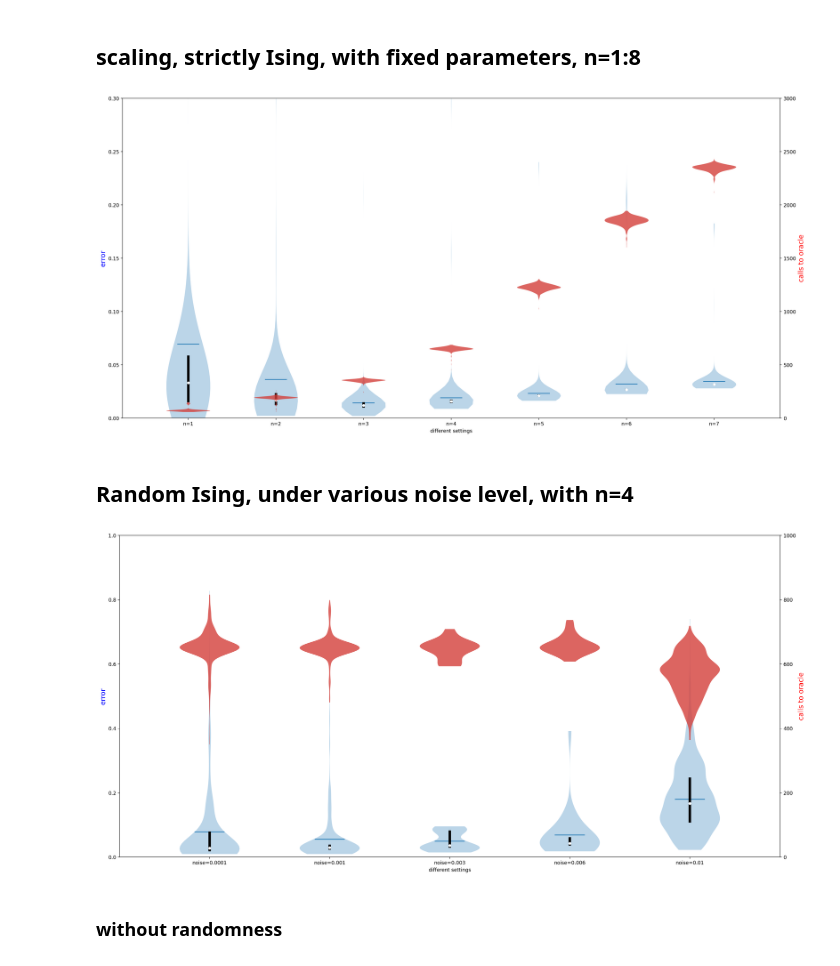
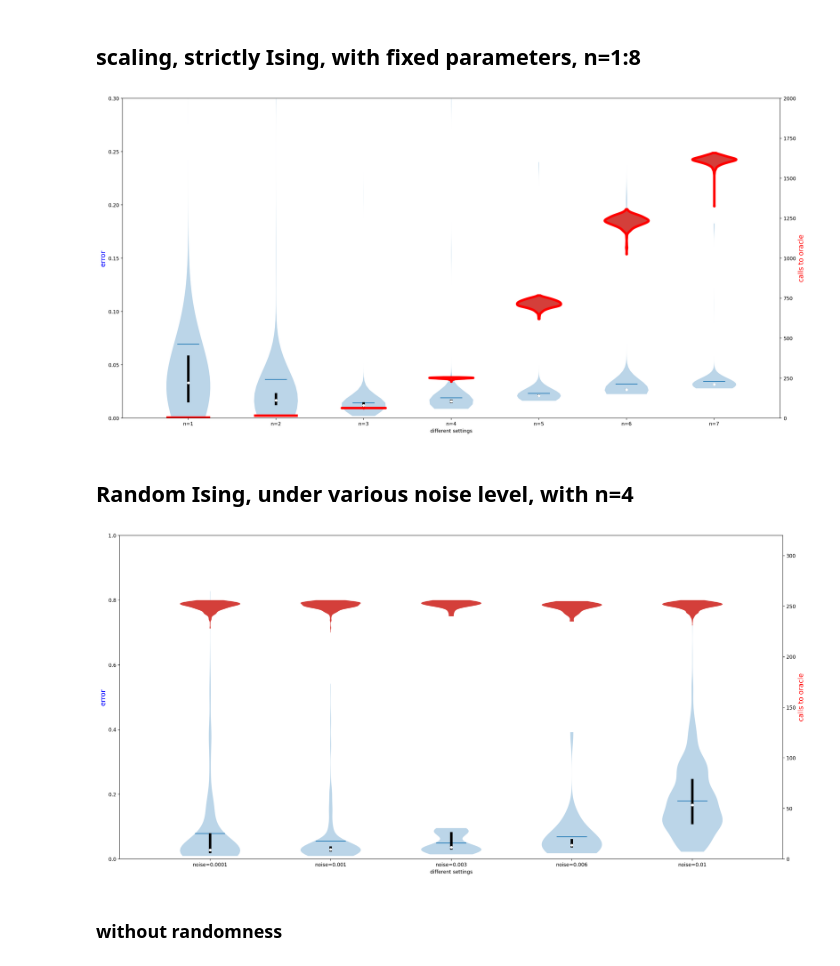
Before and after one commit to zyHan2077/HamiltonianLearning, a Jupyter notebook: plot/dataPresentation.ipynb, the cells around one changed output. Drawn from its saved outputs; the diff is of its cells as text; code cells hidden in the pictures.

Commit message:
update all  figures add edge to violinplot when necessary

```diff
--- a/plot/dataPresentation.ipynb
+++ b/plot/dataPresentation.ipynb
@@ -24,7 +24,7 @@ def getAllError_calls(filename):
     originalHam = data[0]
 #     print(originalHam)
     calls = [data[i][1] + data[i][2] for i in range(1, len(data))]
-    errors = [ paramDis_pnorm(originalHam, data[i][0], 1) for i in range(1, len(data))]
+    errors = [ paramDis_pnorm(originalHam, data[i][0], 1) for i in range(1, alen(data))]
     return errors, calls
 
 def getAllError_calls_multiH(filename):
@@ -36,7 +36,8 @@ def getAllError_calls_multiH(filename):
         if type(case) == dict:
             originalHam = case
         else :
-            calls.append(case[1] + case[2])
+            # calls.append(case[1] + case[2])
+            calls.append(case[1])
             errors.append(paramDis_pnorm(originalHam, case[0], 1))
     return errors, calls
 # %%
@@ -93,7 +94,14 @@ ax2.set_ylabel("calls to oracle", color="red",fontsize=14)
 # ax2.vlines(inds, quartile1, quartile3, color='k', linestyle='-', lw=5)
 parts = ax2.violinplot(calls, showmeans=False, showmedians=False,
         showextrema=False)
-ax2.set_ylim([0, 8000])
+
+for pc in parts['bodies']:
+    pc.set_edgecolor('red')
+    pc.set_facecolor('#D43F3A')
+    pc.set_alpha(1)
+    pc.set_linewidth(5)
+
+ax2.set_ylim([0, 6000])
 ax1.set_ylim([0, 1.0])
 for pc in parts['bodies']:
     pc.set_facecolor('#D43F3A')
@@ -141,16 +149,20 @@ ax2.set_ylabel("calls to oracle", color="red",fontsize=14)
 # ax2.vlines(inds, quartile1, quartile3, color='k', linestyle='-', lw=5)
 parts = ax2.violinplot(calls, showmeans=False, showmedians=False,
         showextrema=False)
-ax2.set_ylim([0, 3000])
+ax2.set_ylim([0, 2000])
 ax1.set_ylim([0, 0.3])
+
 for pc in parts['bodies']:
+    pc.set_edgecolor('red')
     pc.set_facecolor('#D43F3A')
-#     pc.set_edgecolor('black')
-    pc.set_alpha(0.8)
+    pc.set_alpha(1)
+    pc.set_linewidth(5)
+
+
 plt.savefig("strictIsing_n=1-8_violin.svg", format="svg")
 plt.show()
 # %% [output]
-[figure, old version]
+[figure, new version]
 # %% [markdown]
 ## Random Ising, under various noise level, with n=4
 # %%
@@ -173,37 +185,40 @@ for filename in filenames:
 fig, ax1 = plt.subplots(nrows=1, ncols=1, figsize=(24, 12), sharey=True, dpi=200)
 set_axis_style(ax1, titles)
 quartile1, medians, quartile3= [], [], []
 for e in errors:
     q1, m, q3 = np.percentile(e, [25, 50, 75], axis=0)
 #     print(q1, m, q3)
     quartile1.append(q1)
     medians.append(m)
     quartile3.append(q3)
 
 # print(quartile1, quartile3, medians)
 ax1.violinplot(errors, showmeans=True, showmedians=False,
         showextrema=False)
 inds = np.arange(1, len(medians) + 1)
 ax1.set_ylabel("error", color="blue", size=14)
 ax1.scatter(inds, medians, marker='o', color='white', s=20, zorder=3)
 ax1.vlines(inds, quartile1, quartile3, color='k', linestyle='-', lw=5)
 
 ax2 = ax1.twinx()
 ax2.set_ylabel("calls to oracle", color="red",fontsize=14)
 # ax2.scatter([1, 2], [1000, 1500], color="red")
 # ax2.vlines(inds, quartile1, quartile3, color='k', linestyle='-', lw=5)
 parts = ax2.violinplot(calls, showmeans=False, showmedians=False,
         showextrema=False)
-ax2.set_ylim([0, 1000])
+ax2.set_ylim([0, 320])
 ax1.set_ylim([0, 1.0])
+
 for pc in parts['bodies']:
+#     pc.set_edgecolor('red')
     pc.set_facecolor('#D43F3A')
-#     pc.set_edgecolor('black')
-    pc.set_alpha(0.8)
+    pc.set_alpha(1)
+#     pc.set_linewidth(5)
+
 plt.savefig("RandomIsing_n=4_varNoise_violin.svg", format="svg")
 plt.show()
 # %% [output]
-[figure, old version]
+[figure, new version]
 # %% [markdown]
 ### without randomness
 # %%
```
Also changed, not shown: parts of 6 cells of this notebook, 26 other files.
